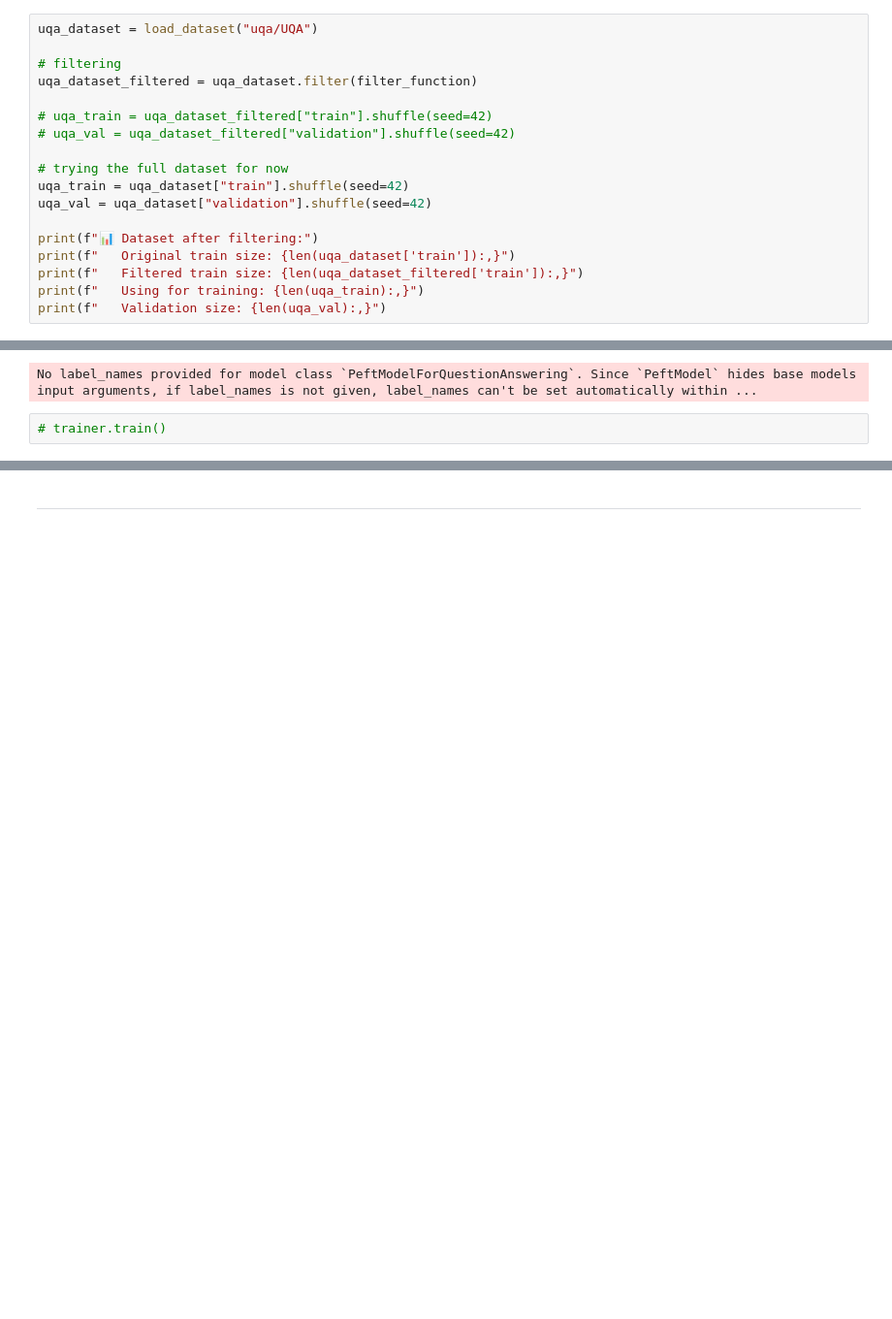
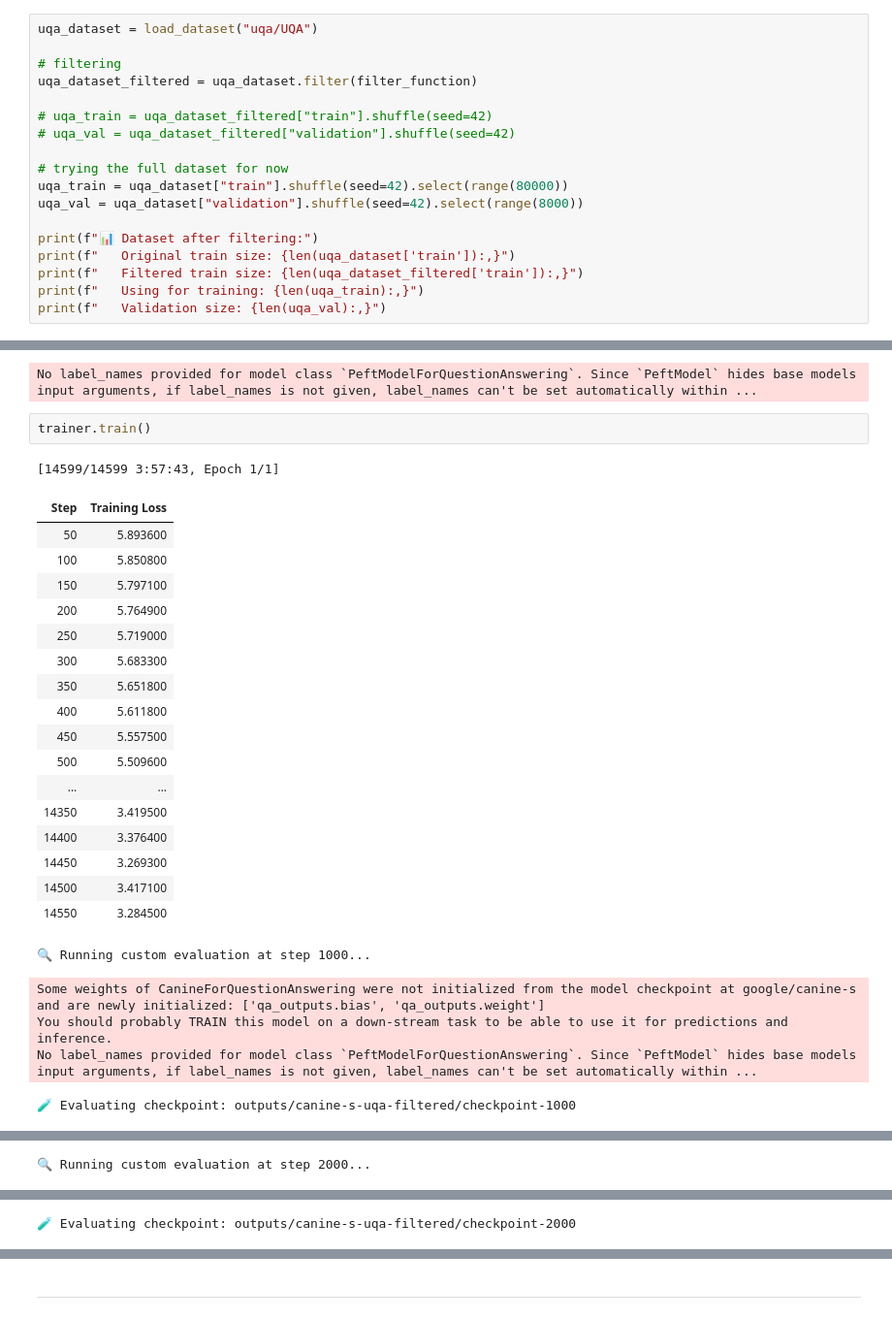
Before and after one commit to VohraAK/canine-replication, a Jupyter notebook: Train_CANINE_S_LoRA_UQA_filtered.ipynb, the cells around one changed output, grey strips where cells are left out. Shown at 97% size. Cells and saved outputs as stored; diff of their text form; blank space fills up the shorter version.

Commit message:
Kaggle Notebook | Train_CANINE_S_LoRA_UQA_filtered | unfiltered run

```diff
--- a/Train_CANINE_S_LoRA_UQA_filtered.ipynb
+++ b/Train_CANINE_S_LoRA_UQA_filtered.ipynb
@@ -52,8 +52,8 @@ uqa_dataset_filtered = uqa_dataset.filter(filter_function)
 # uqa_val = uqa_dataset_filtered["validation"].shuffle(seed=42)
 
 # trying the full dataset for now
-uqa_train = uqa_dataset["train"].shuffle(seed=42)
-uqa_val = uqa_dataset["validation"].shuffle(seed=42)
+uqa_train = uqa_dataset["train"].shuffle(seed=42).select(range(80000))
+uqa_val = uqa_dataset["validation"].shuffle(seed=42).select(range(8000))
 
 print(f"📊 Dataset after filtering:")
 print(f"   Original train size: {len(uqa_dataset['train']):,}")
@@ -1514,4 +1429,28 @@ trainer = Trainer(
 # %% [output]
 No label_names provided for model class `PeftModelForQuestionAnswering`. Since `PeftModel` hides base models input arguments, if label_names is not given, label_names can't be set automatically within ...
 # %%
-# trainer.train()
+trainer.train()
+# %% [output]
+[14599/14599 3:57:43, Epoch 1/1]
+| Step | Training Loss |
+| 50 | 5.893600 |
+| 100 | 5.850800 |
+| 150 | 5.797100 |
+| 200 | 5.764900 |
+| 250 | 5.719000 |
+| 300 | 5.683300 |
+| 350 | 5.651800 |
+| 400 | 5.611800 |
+| 450 | 5.557500 |
+| 500 | 5.509600 |
+| ... | ... |
+| 14350 | 3.419500 |
+| 14400 | 3.376400 |
+| 14450 | 3.269300 |
+| 14500 | 3.417100 |
+| 14550 | 3.284500 |
+🔍 Running custom evaluation at step 1000...
+Some weights of CanineForQuestionAnswering were not initialized from the model checkpoint at google/canine-s and are newly initialized: ['qa_outputs.bias', 'qa_outputs.weight']
+You should probably TRAIN this model on a down-stream task to be able to use it for predictions and inference.
+No label_names provided for model class `PeftModelForQuestionAnswering`. Since `PeftModel` hides base models input arguments, if label_names is not given, label_names can't be set automatically within ...
+🧪 Evaluating checkpoint: outputs/canine-s-uqa-filtered/checkpoint-1000
@@ -1517,0 +1472 @@ No label_names provided for model class `PeftModelForQuestionAnswering`. Since `
+🔍 Running custom evaluation at step 2000...
@@ -1517,0 +1476 @@ No label_names provided for model class `PeftModelForQuestionAnswering`. Since `
+🧪 Evaluating checkpoint: outputs/canine-s-uqa-filtered/checkpoint-2000
```
Also changed, not shown: parts of 9 cells of this notebook.
